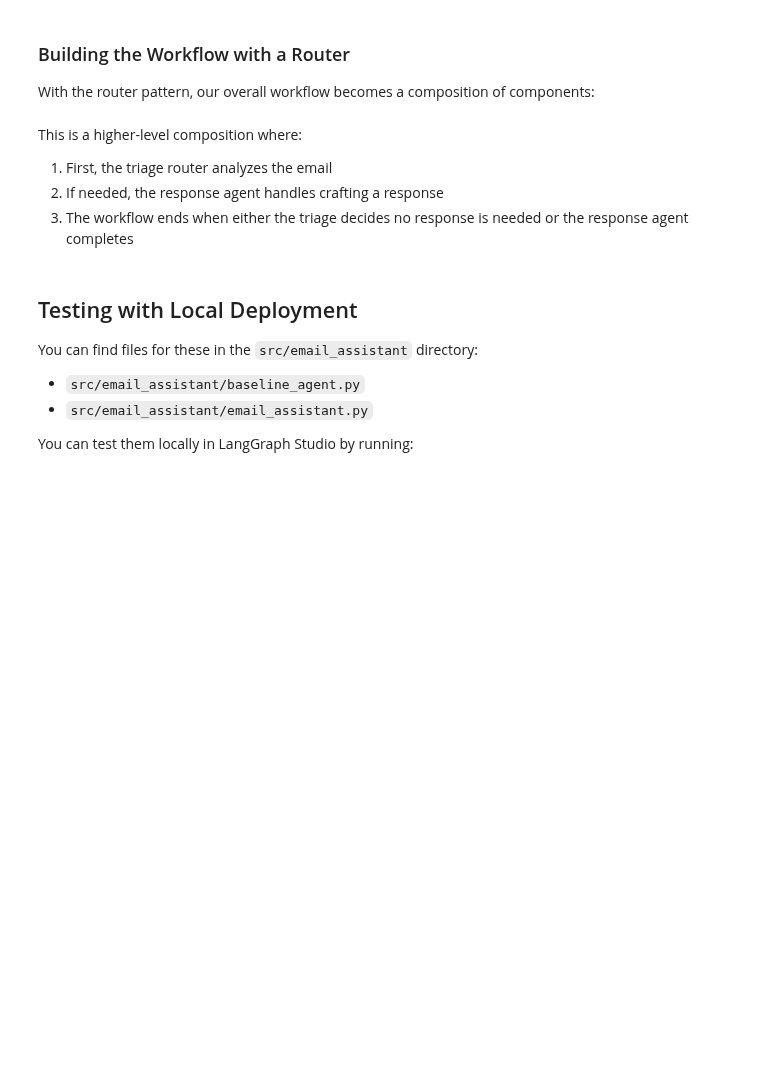
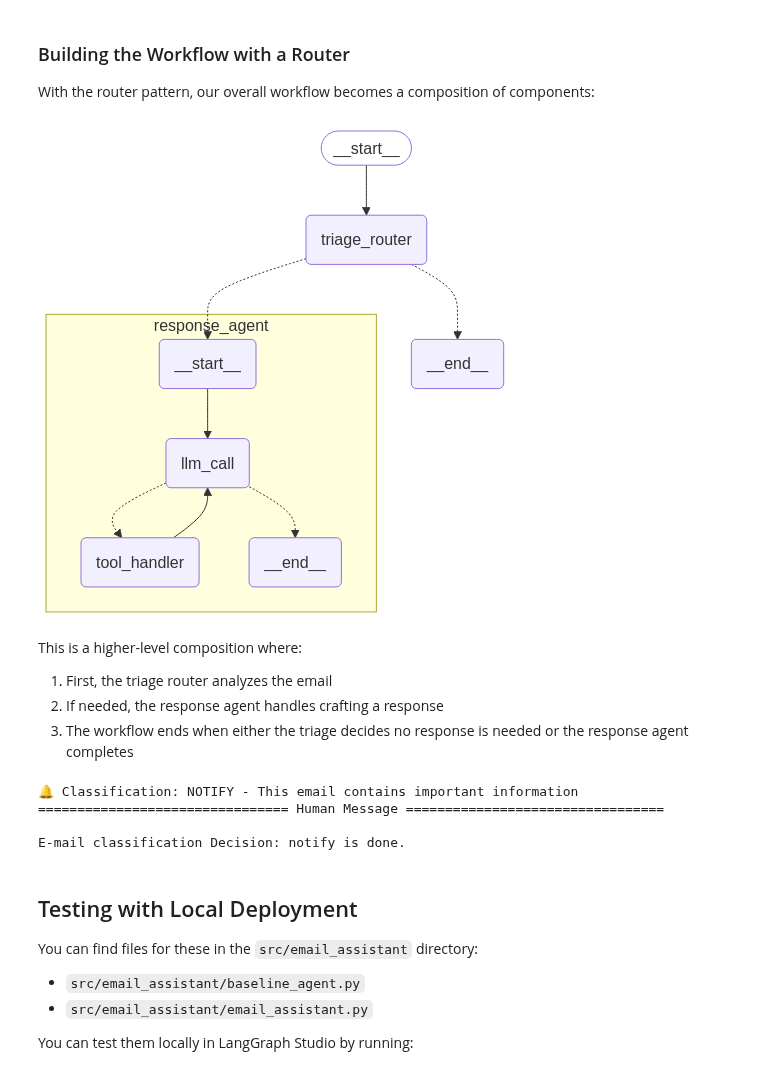
Before and after one commit to yacine555/agents-from-scratch, a Jupyter notebook: notebooks/agent.ipynb, the cells around one changed output. Drawn from its saved outputs; the diff is of its cells as text; code cells hidden in the pictures; blank space fills up the shorter version.

```diff
--- a/notebooks/agent.ipynb
+++ b/notebooks/agent.ipynb
@@ -20,6 +20,7 @@ Below is an overview of the email assistant we'll build with 1) the agent archit
  As you will see, agents are typically implemented [using tool calling in a loop](https://python.langchain.com/docs/concepts/tool_calling/). Tools let agents interact with their environment. In LangChain/Graph, tools are easy to define: we can just use Python functions with the [@tool decorator](https://python.langchain.com/docs/concepts/tools/) or [MCP servers](https://github.com/langchain-ai/langchain-mcp-adapters). Let's start by defining some simple tools that an email assistant will use with the `@tool` decorator:
 # %%
 from typing import Literal
+from datetime import datetime
 from pydantic import BaseModel
 from langchain_core.tools import tool
 
@@ -31,11 +32,12 @@ def write_email(to: str, subject: str, content: str) -> str:
 
 @tool
 def schedule_meeting(
-    attendees: list[str], subject: str, duration_minutes: int, preferred_day: str
+    attendees: list[str], subject: str, duration_minutes: int, preferred_day: datetime, start_time: int
 ) -> str:
     """Schedule a calendar meeting."""
     # Placeholder response - in real app would check calendar and schedule
-    return f"Meeting '{subject}' scheduled for {preferred_day} with {len(attendees)} attendees"
+    date_str = preferred_day.strftime("%A, %B %d, %Y")
+    return f"Meeting '{subject}' scheduled on {date_str} at {start_time} for {duration_minutes} minutes with {len(attendees)} attendees"
 
 @tool
 def check_calendar_availability(day: str) -> str:
@@ -438,19 +486,21 @@ With the router pattern, our overall workflow becomes a composition of component
 # %%
 class State(MessagesState):
     # This state class has the messages key build in
     email_input: dict
     classification_decision: Literal["ignore", "respond", "notify"]
 
 overall_workflow = (
     StateGraph(State)
     .add_node(triage_router)
     .add_node("response_agent", agent)
     .add_edge(START, "triage_router")
 ).compile()
 
 # View
 from IPython.display import Image, display
-display(Image(overall_workflow.get_graph().draw_mermaid_png()))
+display(Image(overall_workflow.get_graph(xray=True).draw_mermaid_png()))
+# %% [output]
+[figure, added]
 # %% [markdown]
 This is a higher-level composition where:
 1. First, the triage router analyzes the email
@@ -461,6 +511,11 @@ This is a higher-level composition where:
 response = overall_workflow.invoke({"email_input": email_input})
 for m in response["messages"]:
     m.pretty_print()
+# %% [output]
+🔔 Classification: NOTIFY - This email contains important information
+================================ Human Message =================================
+
+E-mail classification Decision: notify is done.
 # %% [markdown]
 ## Testing with Local Deployment
 
```
Also changed, not shown: parts of 5 cells of this notebook, 12 other files.
